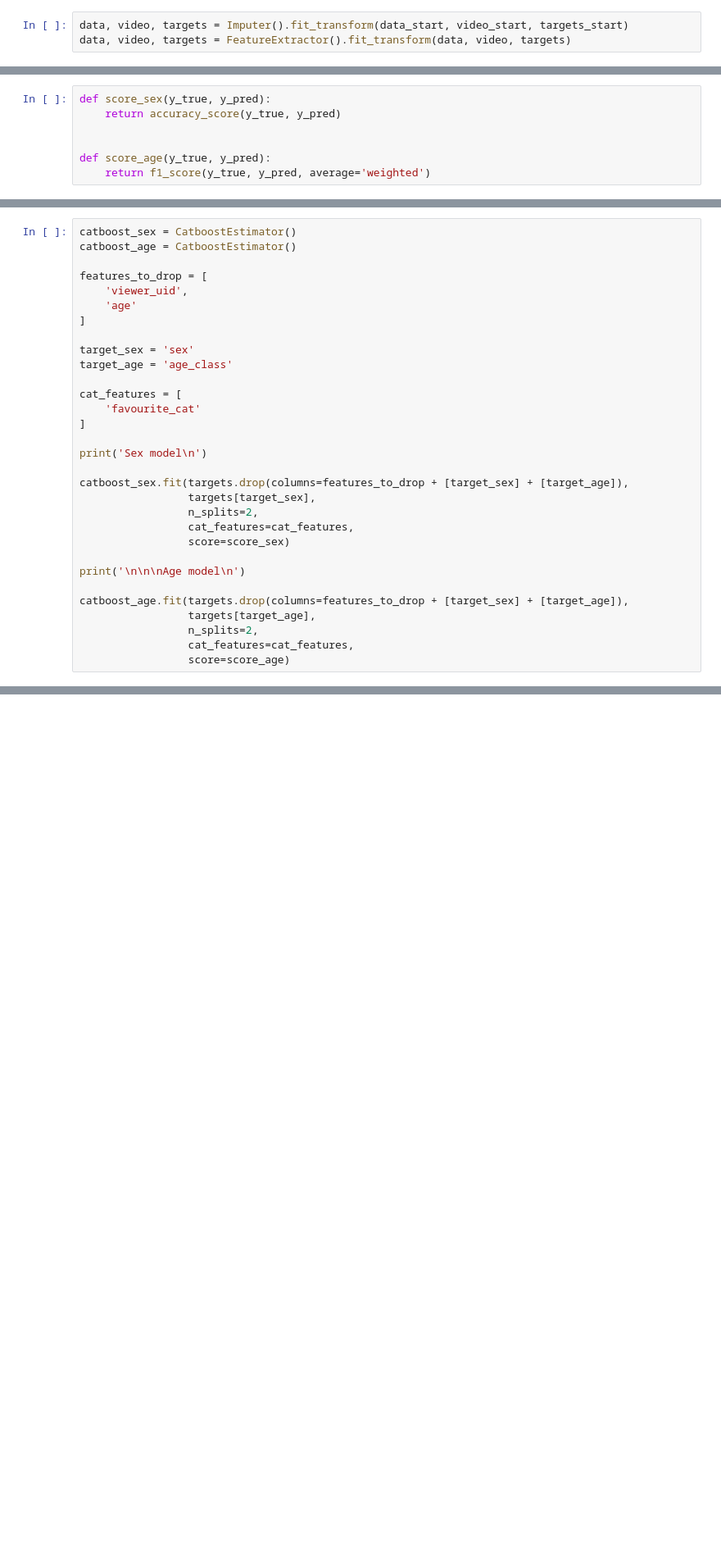
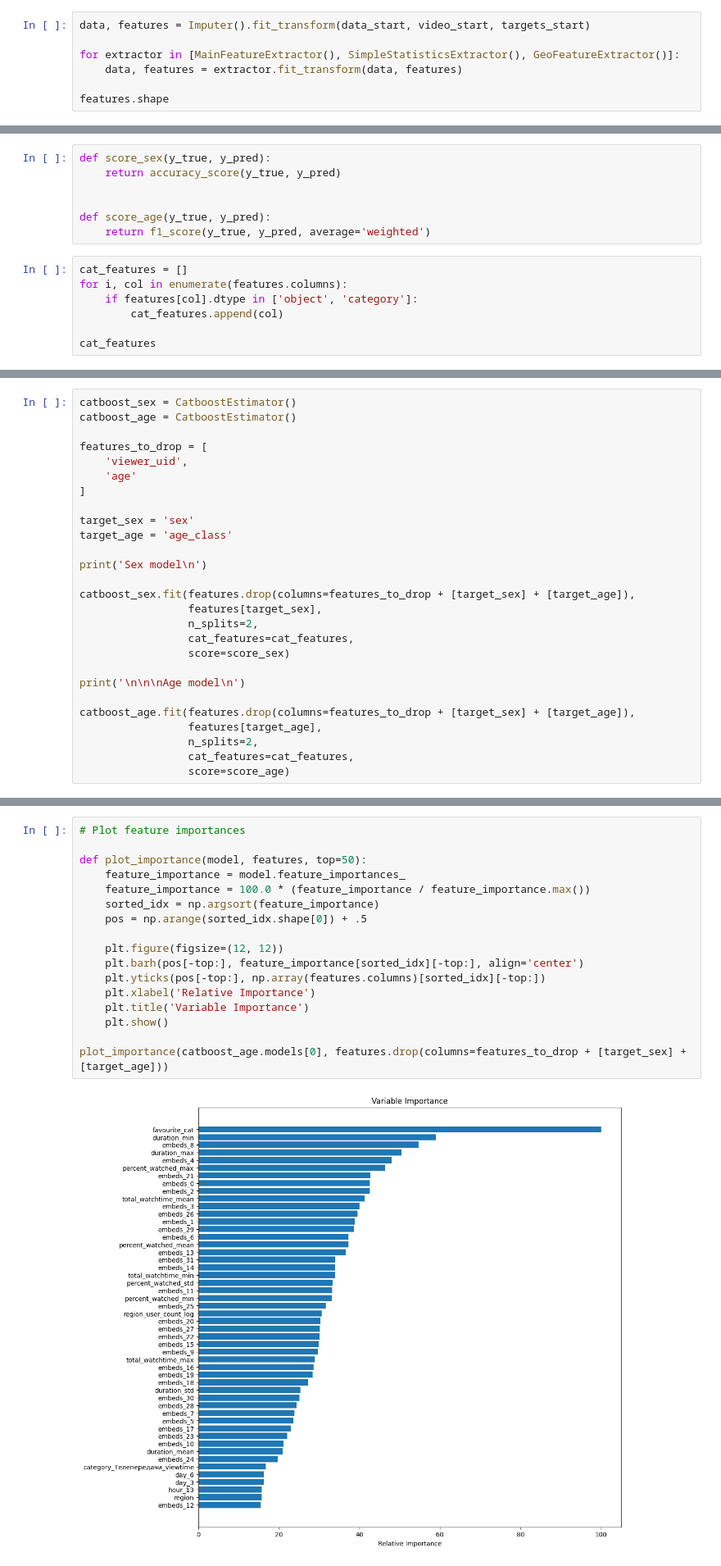
Before and after one commit to Paspasuy/SocDemPrediction, a Jupyter notebook: main_catboost.ipynb, the cells around one changed output, grey strips where cells are left out. Shown at 82% size. Saved outputs shown, nothing was run; the diff lists cells and outputs as text; blank space fills up the shorter version.

```diff
--- a/main_catboost.ipynb
+++ b/main_catboost.ipynb
@@ -64,3 +18,7 @@ class FeatureExtractor:
 # %%
-data, video, targets = Imputer().fit_transform(data_start, video_start, targets_start)
-data, video, targets = FeatureExtractor().fit_transform(data, video, targets)
+data, features = Imputer().fit_transform(data_start, video_start, targets_start)
+
+for extractor in [MainFeatureExtractor(), SimpleStatisticsExtractor(), GeoFeatureExtractor()]:
+    data, features = extractor.fit_transform(data, features)
+
+features.shape
@@ -132,3 +93,10 @@ def score_sex(y_true, y_pred):
 
 def score_age(y_true, y_pred):
     return f1_score(y_true, y_pred, average='weighted')
+# %%
+cat_features = []
+for i, col in enumerate(features.columns):
+    if features[col].dtype in ['object', 'category']:
+        cat_features.append(col)
+
+cat_features
@@ -144,22 +114,18 @@ features_to_drop = [
 target_sex = 'sex'
 target_age = 'age_class'
 
-cat_features = [
-    'favourite_cat'
-]
-
 print('Sex model\n')
 
-catboost_sex.fit(targets.drop(columns=features_to_drop + [target_sex] + [target_age]),
-                 targets[target_sex],
+catboost_sex.fit(features.drop(columns=features_to_drop + [target_sex] + [target_age]),
+                 features[target_sex],
                  n_splits=2,
                  cat_features=cat_features,
                  score=score_sex)
 
 print('\n\n\nAge model\n')
 
-catboost_age.fit(targets.drop(columns=features_to_drop + [target_sex] + [target_age]),
-                 targets[target_age],
+catboost_age.fit(features.drop(columns=features_to_drop + [target_sex] + [target_age]),
+                 features[target_age],
                  n_splits=2,
                  cat_features=cat_features,
                  score=score_age)
@@ -183,0 +150,19 @@ overall score = 0.3914
+# %%
+# Plot feature importances
+
+def plot_importance(model, features, top=50):
+    feature_importance = model.feature_importances_
+    feature_importance = 100.0 * (feature_importance / feature_importance.max())
+    sorted_idx = np.argsort(feature_importance)
+    pos = np.arange(sorted_idx.shape[0]) + .5
+
+    plt.figure(figsize=(12, 12))
+    plt.barh(pos[-top:], feature_importance[sorted_idx][-top:], align='center')
+    plt.yticks(pos[-top:], np.array(features.columns)[sorted_idx][-top:])
+    plt.xlabel('Relative Importance')
+    plt.title('Variable Importance')
+    plt.show()
+
+plot_importance(catboost_age.models[0], features.drop(columns=features_to_drop + [target_sex] + [target_age]))
+# %% [output]
+[figure, added]
```
Also changed, not shown: parts of 6 cells of this notebook.
